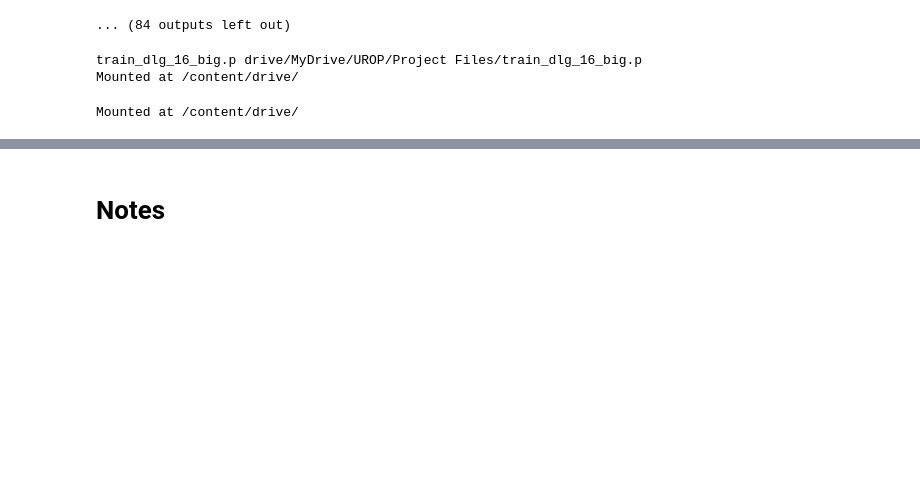
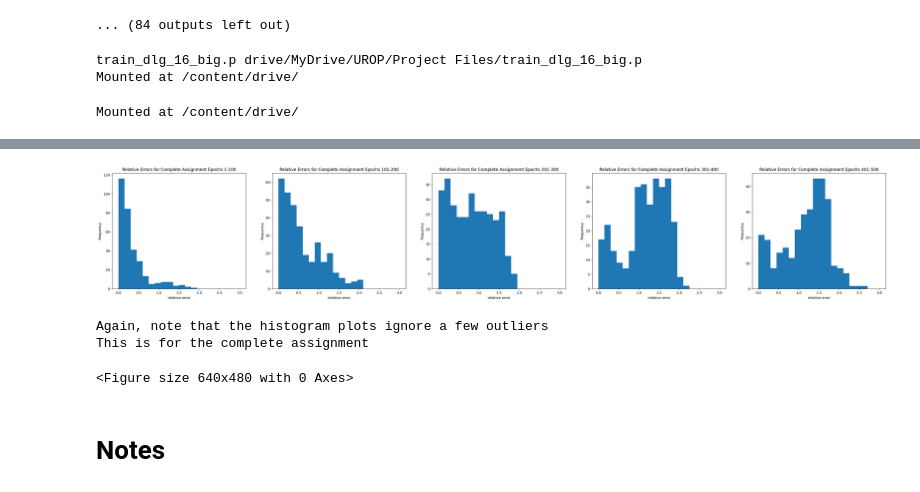
Before and after one commit to mgozon/DLG-UROP, a Jupyter notebook: Batch_DLG_Evolution_Iris_Dataset.ipynb, the cells around one changed output, grey strips where cells are left out. Cells and saved outputs as stored; diff of their text form; code cells hidden in the pictures; blank space fills up the shorter version.

```diff
--- a/Batch_DLG_Evolution_Iris_Dataset.ipynb
+++ b/Batch_DLG_Evolution_Iris_Dataset.ipynb
@@ -499,3 +482,53 @@ Text(0, 0.5, 'recovery rate')
+# %%
+# plot a histogram of the DLG REs over time
+
+# print(dlg_timestamps)
+# print(AA_REs)
+# print(AA_RRate)
+# dlg_rate = dlg_timestamps[1] - dlg_timestamps[0]
+# cnt = 10 # *** note that this must divide the number of dlg samples
+# batch_timestamps = [min(i+cnt, len(dlg_timestamps))*dlg_rate for i in range(0, len(dlg_timestamps), cnt)]
+# batch_AA_RRate = [AA_RRate[i:i+cnt] for i in range(0, len(AA_RRate), cnt)]
+# print(batch_timestamps)
+# print(batch_AA_RRate)
+
+# plt.plot(batch_timestamps, batch_AA_RRate, 'ro', alpha=0.2)
+# plt.title('Reconstruction Rate for Complete Assignment (threshold = 0.25)')
+# plt.xlabel('time (epochs)') # batches the first t epochs into one column histogram
+# plt.ylabel('recovery rate')
+
+# print(dlg_timestamps)
+# print(AA_REs)
+dlg_rate = dlg_timestamps[1] - dlg_timestamps[0]
+cnt = 20 # *** note that this must divide the number of dlg samples
+batch_timestamps = [min(i+cnt, len(dlg_timestamps))*dlg_rate for i in range(0, len(dlg_timestamps), cnt)]
+batch_AA_REs = [torch.flatten(torch.tensor(AA_REs[i:i+cnt])).numpy() for i in range(0, len(AA_RRate), cnt)]
+# print(batch_timestamps)
+# print(batch_AA_REs)
+
+# for i in range(5):
+#     plt.hist(batch_AA_REs[i], bins=20, range=[0, 3])
+#     plt.title()
+#     plt.xlabel('relative error') # batches the first t epochs into one column histogram
+#     plt.ylabel('frequency')
+#     plt.show()
+
+rows2 = 1; cols2 = 5
+fig2, axs2 = plt.subplots(rows2, cols2, figsize=(8*cols2, 6*rows2))
+
+for i in range(5):
+    axs2[i].hist(batch_AA_REs[i], bins=20, range=[0, 3])
+    axs2[i].set(title=f'Relative Errors for Complete Assignment Epochs {100*i + 1}-{100*(i+1)}', xlabel='relative error', ylabel='frequency')
+
+plt.show()
+plt.savefig('train_DLG_16_big_AARE_hist.png', dpi=300)
+print('Again, note that the histogram plots ignore a few outliers')
+print('This is for the complete assignment')
+# %% [output]
+[figure, added]
+Again, note that the histogram plots ignore a few outliers
+This is for the complete assignment
+<Figure size 640x480 with 0 Axes>
 # %%
 #@title Evolution Plots (not updated)
 # evolution of SEs, normalized errors, cosine distances
```
Also changed, not shown: parts of 3 cells of this notebook.
